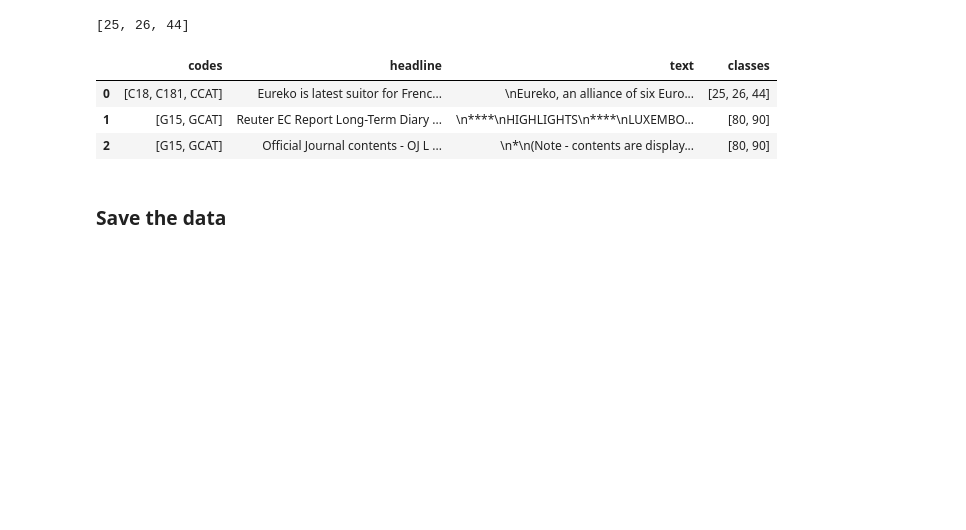
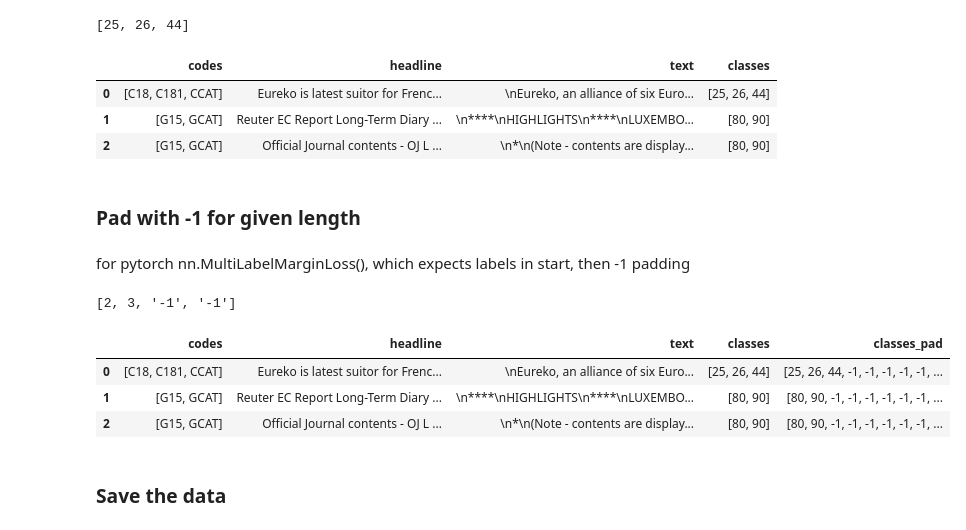
Before and after one commit to jannenev/reuters, a Jupyter notebook: preprocess_data.ipynb, the cells around one changed output. Cells and saved outputs as stored; diff of their text form; code cells hidden in the pictures; blank space fills up the shorter version.

Commit message:
added -1 padding for labels

```diff
--- a/preprocess_data.ipynb
+++ b/preprocess_data.ipynb
@@ -338,6 +347,33 @@ reuters[0:3]
 | 0 | [C18, C181, CCAT] | Eureko is latest suitor for Frenc... | \nEureko, an alliance of six Euro... | [25, 26, 44] |
 | 1 | [G15, GCAT] | Reuter EC Report Long-Term Diary ... | \n****\nHIGHLIGHTS\n****\nLUXEMBO... | [80, 90] |
 | 2 | [G15, GCAT] | Official Journal contents - OJ L ... | \n*\n(Note - contents are display... | [80, 90] |
+# %% [markdown]
+### Pad with -1 for given length
+# %% [markdown]
+ for pytorch nn.MultiLabelMarginLoss(), which expects labels in start, then -1 padding
+# %%
+# Pad list with -1 to given length
+def padList(mylist, length=10):
+
+    mylist = (mylist + length*['-1'])[:length]
+    return mylist
+
+#test
+padList([2,3],length=4)
+# %% [output]
+[2, 3, '-1', '-1']
+# %%
+# for each list of codes, pad it
+reuters = data_small
+
+reuters['classes_pad'] = padList(reuters['classes'], length=10)
+data_small = reuters
+reuters[0:3]
+# %% [output]
+|  | codes | headline | text | classes | classes_pad |
+| 0 | [C18, C181, CCAT] | Eureko is latest suitor for Frenc... | \nEureko, an alliance of six Euro... | [25, 26, 44] | [25, 26, 44, -1, -1, -1, -1, -1, ... |
+| 1 | [G15, GCAT] | Reuter EC Report Long-Term Diary ... | \n****\nHIGHLIGHTS\n****\nLUXEMBO... | [80, 90] | [80, 90, -1, -1, -1, -1, -1, -1, ... |
+| 2 | [G15, GCAT] | Official Journal contents - OJ L ... | \n*\n(Note - contents are display... | [80, 90] | [80, 90, -1, -1, -1, -1, -1, -1, ... |
 # %% [markdown]
 ### Save the data
 # %%
```
Also changed, not shown: parts of 3 cells of this notebook, 7 other files.
